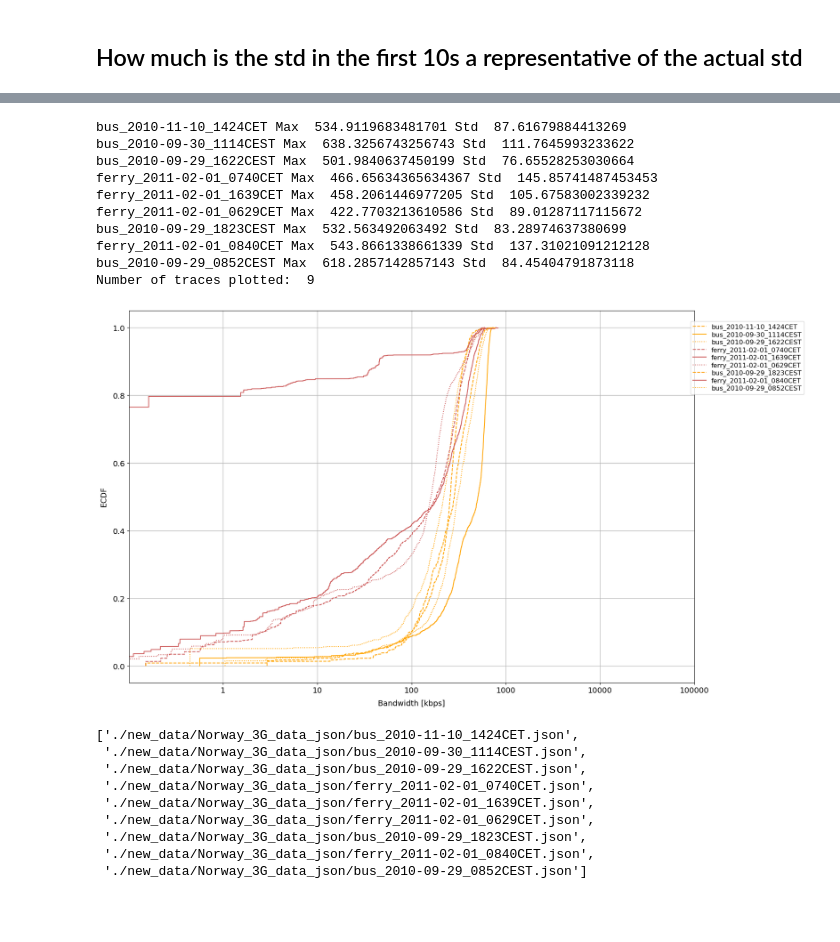
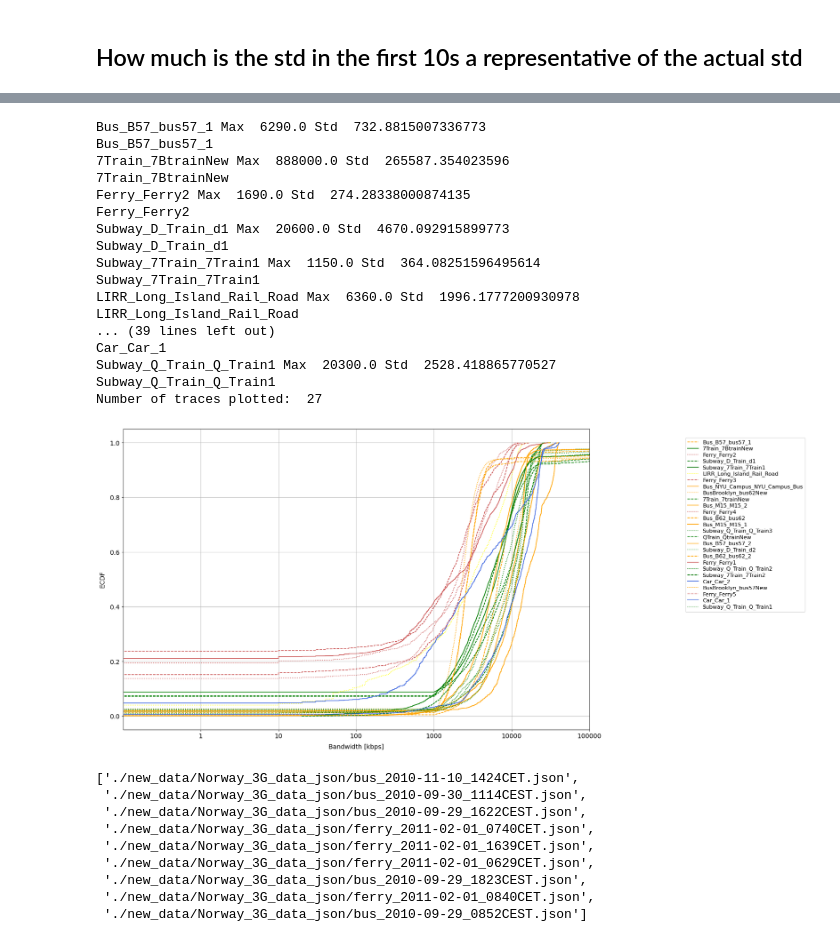
Before and after one commit to denama/ReCoCo, a Jupyter notebook: simulation_analysis/plot_bandwidth_cdf_new_data.ipynb, the cells around one changed output, grey strips where cells are left out. Drawn from its saved outputs; the diff is of its cells as text; code cells hidden in the pictures; blank space fills up the shorter version.

```diff
--- a/simulation_analysis/plot_bandwidth_cdf_new_data.ipynb
+++ b/simulation_analysis/plot_bandwidth_cdf_new_data.ipynb
@@ -181,8 +177,8 @@ for i in range(len(list_cdf_data)):
 #     label = trace_dict[traces[i]]
     label = os.path.basename(traces[i]).split(".")[0]
 
-    if ((d_capacities[label]["max_first_10s"] >= 400) and (d_capacities[label]["max_first_10s"] <= 1000)) \
-        and ((d_capacities[label]["std_first_10s"] >= 0) and (d_capacities[label]["std_first_10s"] <= 1000)):
+    if ((d_capacities[label]["max_first_10s"] >= 0) and (d_capacities[label]["max_first_10s"] <= 1000000)) \
+        and ((d_capacities[label]["std_first_10s"] >= 0) and (d_capacities[label]["std_first_10s"] <= 1000000)):
         print(label, "Max ", d_capacities[label]["max_first_10s"], "Std ", d_capacities[label]["std_first_10s"])
 
     # if d_capacities[label]["std"] > 100:
@@ -197,20 +193,24 @@ for i in range(len(list_cdf_data)):
 
         cdfx = np.sort(data)
         cdfy = np.linspace(1 / len(data), 1.0, len(data))
-        if "car" in label:
+
+        print(label)
+        if "car" in label or "Car" in label:
             color = "royalblue"
-        elif "bus" in label:
+        elif "bus" in label or "Bus" in label:
             color = "orange"
         elif "foot" in label:
             color = "indianred"
-        elif "train" in label:
+        elif "train" in label or "Train" in label:
             color = "green"
         elif "tram" in label:
             color = "lightblue"
         elif "metro" in label:
             color = "black"
-        elif "ferry" in label:
+        elif "ferry" in label or "Ferry" in label:
             color = "indianred"
+        else:
+            color = "yellow"
 
         p = plt.plot(cdfx, cdfy,
                      linestyle=next(ls),
@@ -218,45 +218,56 @@ for i in range(len(list_cdf_data)):
                      color = color
                     )
         plt.tight_layout()
 
 print("Number of traces plotted: ", c)
 
 # plt.xticks(np.arange(0,26,2))
 plt.xscale('log')
 plt.yticks(np.arange(0,1.1,0.2))
 ax.tick_params(axis='y', labelsize=fontsize)
 ax.tick_params(axis='x', labelsize=fontsize)
 
 plt.xlabel(x_label, fontsize=fontsize, labelpad=10)
 plt.xlim(0.1,100000)
 plt.ylabel('ECDF', fontsize=fontsize, labelpad=10)
 plt.grid()
 
 plt.xticks([1, 10, 100, 1000, 10000, 100000], [1, 10, 100, 1000, 10000, 100000])
 
 plt.legend(prop={'size': legend_fontsize}, labelspacing=labelspacing,
            bbox_to_anchor=(1.2,0.98)
           )
 
 if "ghent" in parent_folder:
     plt.savefig("plots/bandwidth_ghent_bla.png",  bbox_inches='tight')
+elif "norway" in parent_folder:
+    plt.savefig("plots/bandwidth_norway.png",  bbox_inches='tight')
+elif "NY" in parent_folder:
+    plt.savefig("plots/bandwidth_NY.png",  bbox_inches='tight')
 else:
-    plt.savefig("plots/bandwidth_norway.png",  bbox_inches='tight')
+    plt.savefig("plots/bandwidth_bla.png",  bbox_inches='tight')
 
 # plt.savefig("plots/bandwidth_all_traces.pdf",  bbox_inches='tight')
 # plt.savefig("plots/bandwidth_all_traces.png",  bbox_inches='tight', dpi=500, transparent=True)
 # %% [output]
-bus_2010-11-10_1424CET Max  534.9119683481701 Std  87.61679884413269
-bus_2010-09-30_1114CEST Max  638.3256743256743 Std  111.7645993233622
-bus_2010-09-29_1622CEST Max  501.9840637450199 Std  76.65528253030664
-ferry_2011-02-01_0740CET Max  466.65634365634367 Std  145.85741487453453
-ferry_2011-02-01_1639CET Max  458.2061446977205 Std  105.67583002339232
-ferry_2011-02-01_0629CET Max  422.7703213610586 Std  89.01287117115672
-bus_2010-09-29_1823CEST Max  532.563492063492 Std  83.28974637380699
-ferry_2011-02-01_0840CET Max  543.8661338661339 Std  137.31021091212128
-bus_2010-09-29_0852CEST Max  618.2857142857143 Std  84.45404791873118
-Number of traces plotted:  9
+Bus_B57_bus57_1 Max  6290.0 Std  732.8815007336773
+Bus_B57_bus57_1
+7Train_7BtrainNew Max  888000.0 Std  265587.354023596
+7Train_7BtrainNew
+Ferry_Ferry2 Max  1690.0 Std  274.28338000874135
+Ferry_Ferry2
+Subway_D_Train_d1 Max  20600.0 Std  4670.092915899773
+Subway_D_Train_d1
+Subway_7Train_7Train1 Max  1150.0 Std  364.08251596495614
+Subway_7Train_7Train1
+LIRR_Long_Island_Rail_Road Max  6360.0 Std  1996.1777200930978
+LIRR_Long_Island_Rail_Road
+... (39 lines left out)
+Car_Car_1
+Subway_Q_Train_Q_Train1 Max  20300.0 Std  2528.418865770527
+Subway_Q_Train_Q_Train1
+Number of traces plotted:  27
-[figure, old version]
+[figure, new version]
 # %%
 ["." + t.split("..")[1] for t in traces_to_train_on]
 # %% [output]
```
Also changed, not shown: parts of 8 cells of this notebook, 1 other file.
